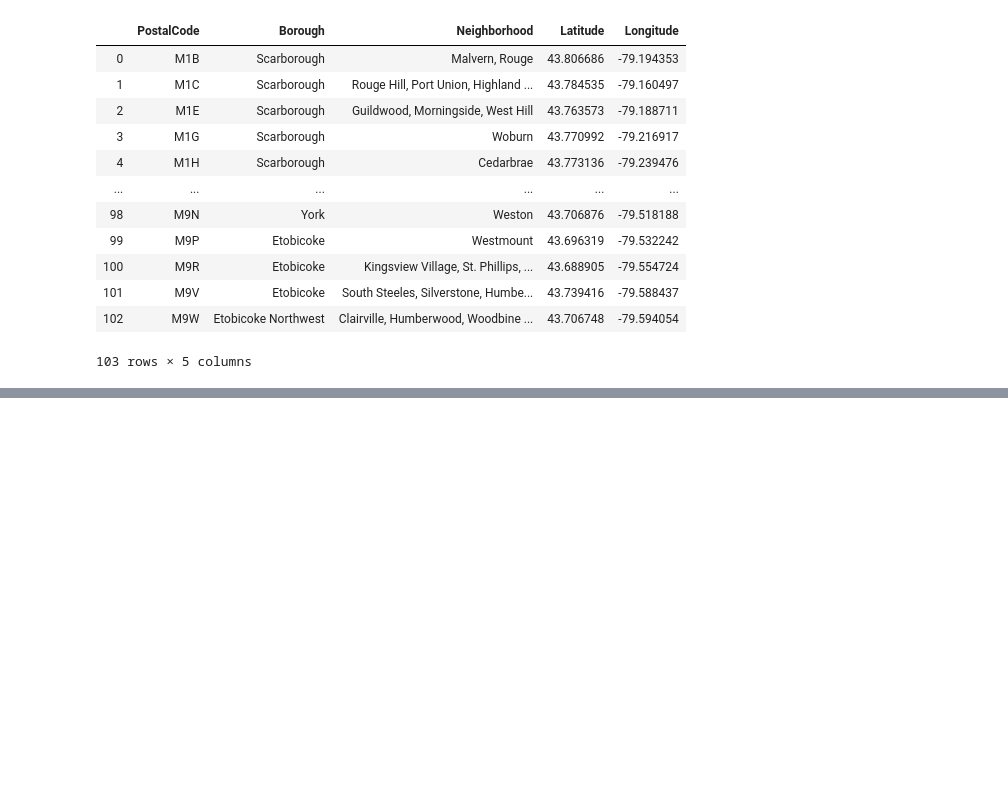
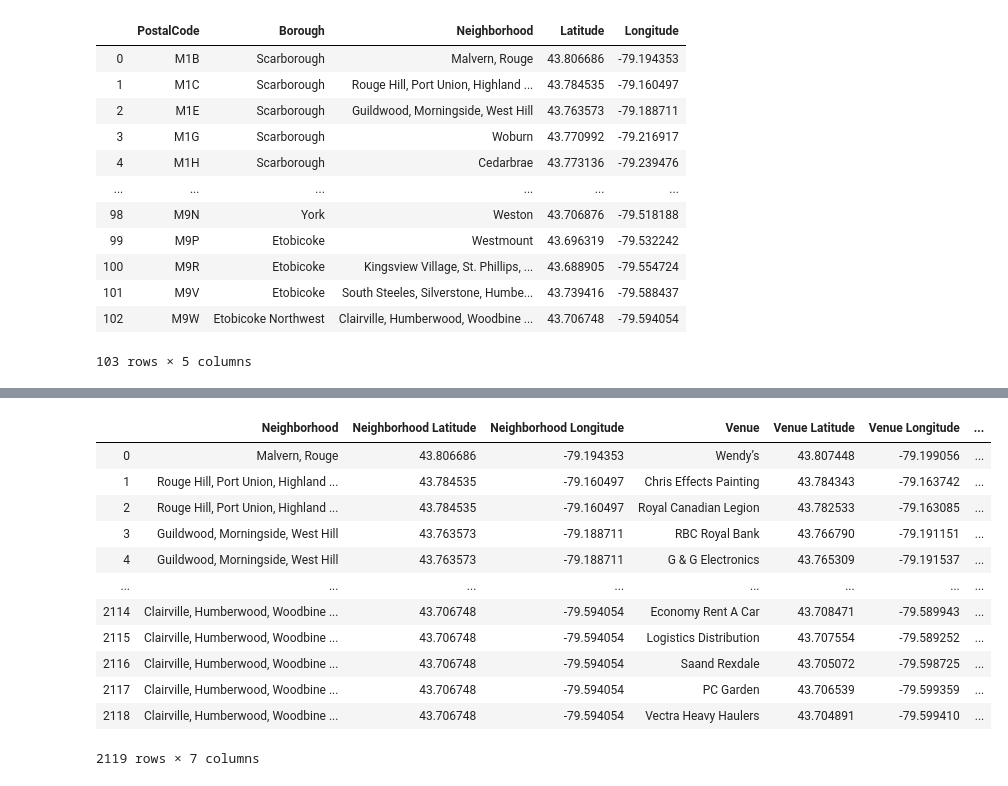
Before and after one commit to rzhao36/Coursera_Capstone, a Jupyter notebook: Toronto Project.ipynb, the cells around one changed output, grey strips where cells are left out. Cells and saved outputs as stored; diff of their text form; code cells hidden in the pictures; blank space fills up the shorter version.

```diff
--- a/Toronto Project.ipynb
+++ b/Toronto Project.ipynb
@@ -100,0 +95,40 @@ df
+# %%
+def getNearbyVenues(names, latitudes, longitudes, radius=500):
+
+    venues_list=[]
+    for name, lat, lng in zip(names, latitudes, longitudes):
+        print(name)
+
+        # create the API request URL
+        url = 'https://api.foursquare.com/v2/venues/explore?&client_id={}&client_secret={}&v={}&ll={},{}&radius={}&limit={}'.format(
+            CLIENT_ID,
+            CLIENT_SECRET,
+            VERSION,
+            lat,
+            lng,
+            radius,
+            LIMIT)
+
+        # make the GET request
+        results = requests.get(url).json()["response"]['groups'][0]['items']
+
+        # return only relevant information for each nearby venue
+        venues_list.append([(
+            name,
+            lat,
+            lng,
+            v['venue']['name'],
+            v['venue']['location']['lat'],
+            v['venue']['location']['lng'],
+            v['venue']['categories'][0]['name']) for v in results])
+
+    nearby_venues = pd.DataFrame([item for venue_list in venues_list for item in venue_list])
+    nearby_venues.columns = ['Neighborhood',
+                  'Neighborhood Latitude',
+                  'Neighborhood Longitude',
+                  'Venue',
+                  'Venue Latitude',
+                  'Venue Longitude',
+                  'Venue Category']
+
+    return(nearby_venues)
@@ -100,0 +164,16 @@ df
+# %%
+toronto_venues
+# %% [output]
+|  | Neighborhood | Neighborhood Latitude | Neighborhood Longitude | Venue | Venue Latitude | Venue Longitude | ... |
+| 0 | Malvern, Rouge | 43.806686 | -79.194353 | Wendy’s | 43.807448 | -79.199056 | ... |
+| 1 | Rouge Hill, Port Union, Highland ... | 43.784535 | -79.160497 | Chris Effects Painting | 43.784343 | -79.163742 | ... |
+| 2 | Rouge Hill, Port Union, Highland ... | 43.784535 | -79.160497 | Royal Canadian Legion | 43.782533 | -79.163085 | ... |
+| 3 | Guildwood, Morningside, West Hill | 43.763573 | -79.188711 | RBC Royal Bank | 43.766790 | -79.191151 | ... |
+| 4 | Guildwood, Morningside, West Hill | 43.763573 | -79.188711 | G & G Electronics | 43.765309 | -79.191537 | ... |
+| ... | ... | ... | ... | ... | ... | ... | ... |
+| 2114 | Clairville, Humberwood, Woodbine ... | 43.706748 | -79.594054 | Economy Rent A Car | 43.708471 | -79.589943 | ... |
+| 2115 | Clairville, Humberwood, Woodbine ... | 43.706748 | -79.594054 | Logistics Distribution | 43.707554 | -79.589252 | ... |
+| 2116 | Clairville, Humberwood, Woodbine ... | 43.706748 | -79.594054 | Saand Rexdale | 43.705072 | -79.598725 | ... |
+| 2117 | Clairville, Humberwood, Woodbine ... | 43.706748 | -79.594054 | PC Garden | 43.706539 | -79.599359 | ... |
+| 2118 | Clairville, Humberwood, Woodbine ... | 43.706748 | -79.594054 | Vectra Heavy Haulers | 43.704891 | -79.599410 | ... |
+2119 rows × 7 columns
```
Also changed, not shown: parts of 29 cells of this notebook.
